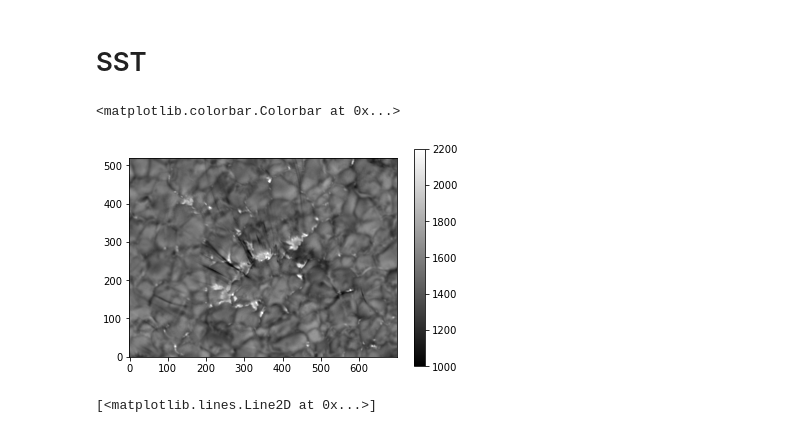
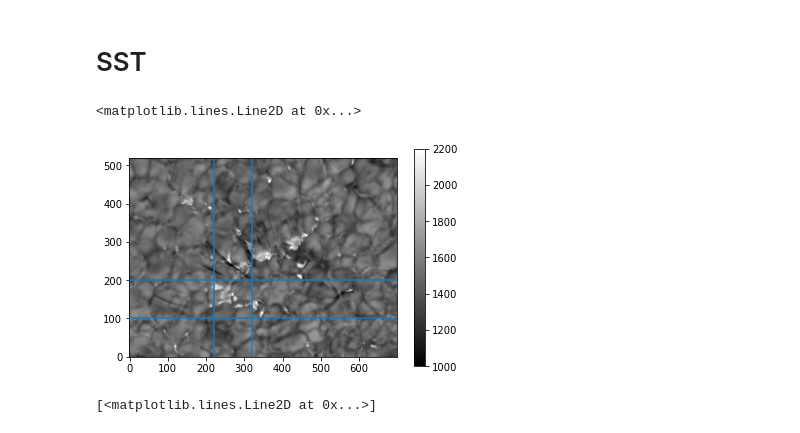
Before and after one commit to souvikita/CBP_spicule_mag, a Jupyter notebook: QSEB_CBP.ipynb, the cells around one changed output. Saved outputs shown, nothing was run; the diff lists cells and outputs as text; code cells hidden in the pictures.

```diff
--- a/QSEB_CBP.ipynb
+++ b/QSEB_CBP.ipynb
@@ -83,14 +83,14 @@ H_avg = np.mean(np.mean(np.mean(cubeH[:,:,:,:],axis=0),axis=0),axis=0)
 # %%
 ##------- Test display --------
 plt.imshow(cubeH[400:1100,600:1120,77,19].T, origin='lower', cmap='gray',vmax=2200,vmin=1000)
 plt.colorbar()
-# plt.axvline(x=300)
-# plt.axvline(x=400)
-# plt.axhline(y=260)
-# plt.axhline(y=360)
+plt.axvline(x=220)
+plt.axvline(x=320)
+plt.axhline(y=100)
+plt.axhline(y=200)
 # %% [output]
-<matplotlib.colorbar.Colorbar at 0x...>
+<matplotlib.lines.Line2D at 0x...>
-[figure, old version]
+[figure, new version]
 # %%
 dopp_Hb = ((wav-wav[13])/wav[13])*3e5
 plt.plot(dopp_Hb,cubeH[671,764,77,:])
```
